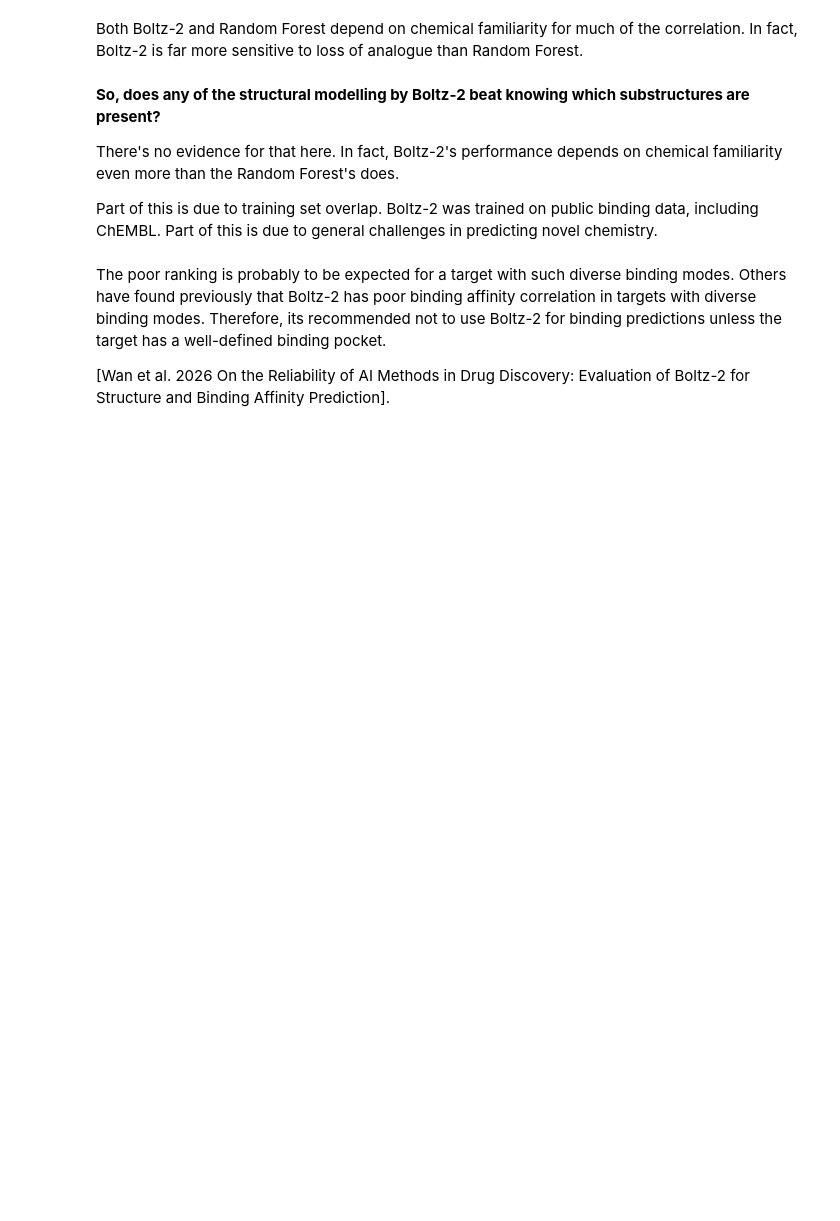
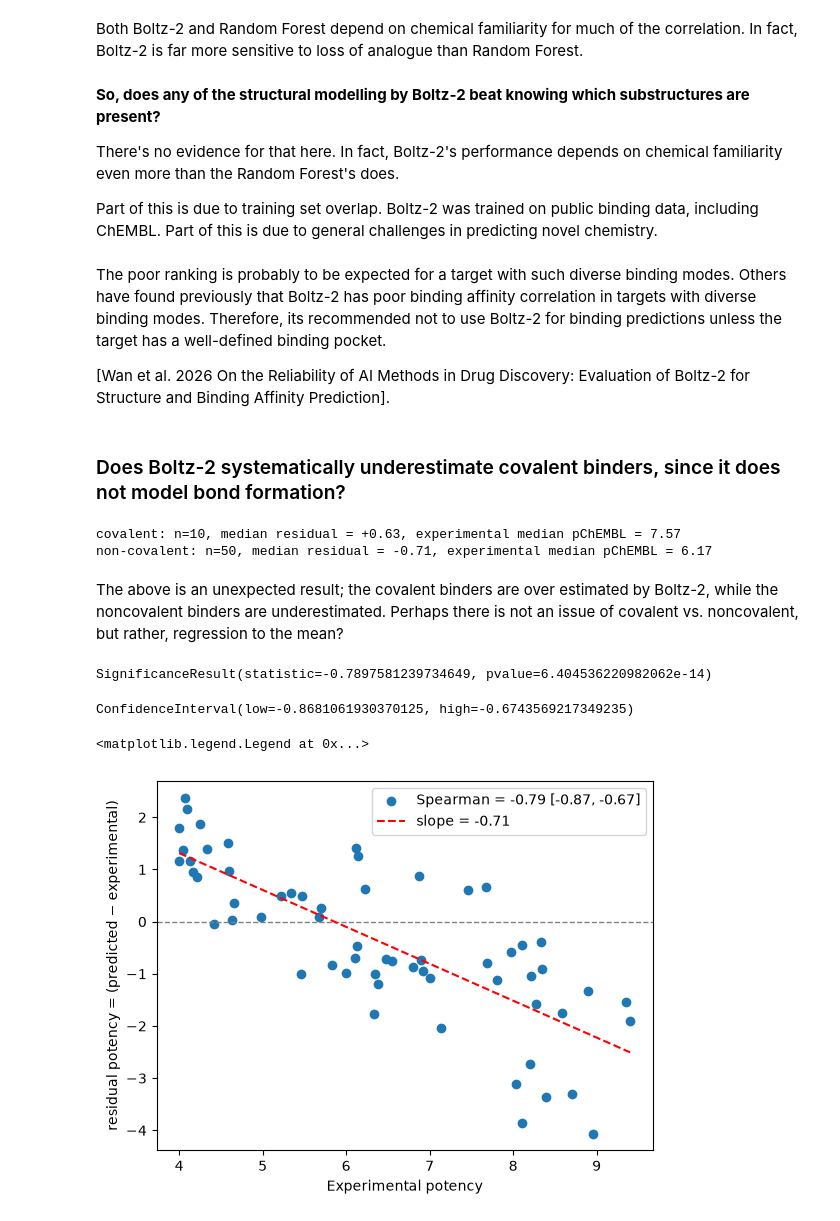
Before and after one commit to chabi-fin/EGFR-benchmark, a Jupyter notebook: notebooks/evaluate_predictions.ipynb, the cells around one changed output. Cells and saved outputs as stored; diff of their text form; code cells hidden in the pictures; blank space fills up the shorter version.

Commit message:
Boltz-2 potency evaluation

```diff
--- a/notebooks/evaluate_predictions.ipynb
+++ b/notebooks/evaluate_predictions.ipynb
@@ -215,12 +215,12 @@ def fp_array(mols):
 
 # hold out the computed subset
 held_out = set(noncovalent["Clean InchiKey"])
-df = pd.read_csv(DATA_PROCESSED / "egfr_clean.csv")
-PandasTools.AddMoleculeColumnToFrame(df, smilesCol="Clean Smiles",
+df_full = pd.read_csv(DATA_PROCESSED / "egfr_clean.csv")
+PandasTools.AddMoleculeColumnToFrame(df_full, smilesCol="Clean Smiles",
                 molCol="RDkit Mol", includeFingerprints=True)
 PandasTools.AddMoleculeColumnToFrame(noncovalent, smilesCol="Clean Smiles",
                 molCol="RDkit Mol", includeFingerprints=True)
-train = df[~df["Clean InchiKey"].isin(held_out)]
+train = df_full[~df_full["Clean InchiKey"].isin(held_out)]
 
 print(len(train), "training compounds,", len(noncovalent), "test")
 
@@ -333,3 +333,55 @@ Part of this is due to training set overlap. Boltz-2 was trained on public bindi
 The poor ranking is probably to be expected for a target with such diverse binding modes. Others have found previously that Boltz-2 has poor binding affinity correlation in targets with diverse binding modes. Therefore, its recommended not to use Boltz-2 for binding predictions unless the target has a well-defined binding pocket.
 
 [Wan et al. 2026 On the Reliability of AI Methods in Drug Discovery: Evaluation of Boltz-2 for Structure and Binding Affinity Prediction].
+# %% [markdown]
+### Does Boltz-2 systematically underestimate covalent binders, since it does not model bond formation?
+# %%
+cov = df[df["Acrylamide"]].dropna(subset=["Boltz pChEMBL"])
+
+for name, g in [("covalent", cov), ("non-covalent", noncovalent)]:
+    resid = g["Boltz pChEMBL"] - g["pChEMBL Median"]
+    print(f"{name}: n={len(g)}, median residual = {resid.median():+.2f}, "
+          f"experimental median pChEMBL = {g['pChEMBL Median'].median():.2f}")
+# %% [output]
+covalent: n=10, median residual = +0.63, experimental median pChEMBL = 7.57
+non-covalent: n=50, median residual = -0.71, experimental median pChEMBL = 6.17
+# %% [markdown]
+The above is an unexpected result; the covalent binders are over estimated by Boltz-2, while the noncovalent binders are underestimated. Perhaps there is not an issue of covalent vs. noncovalent, but rather, regression to the mean?
+# %%
+print(spearmanr(df["pChEMBL Median"], df["Boltz pChEMBL"] - df["pChEMBL Median"]))
+# %% [output]
+SignificanceResult(statistic=-0.7897581239734649, pvalue=6.404536220982062e-14)
+# %%
+# Confidence interval
+ci = bootstrap((df["pChEMBL Median"].to_numpy(),
+                (df["Boltz pChEMBL"] - df["pChEMBL Median"]).to_numpy()),
+                lambda a, b: spearmanr(a, b)[0], paired=True,
+                n_resamples=500, random_state=92)
+print(ci.confidence_interval)
+# %% [output]
+ConfidenceInterval(low=-0.8681061930370125, high=-0.6743569217349235)
+# %%
+fig, ax = plt.subplots()
+
+residual = df["Boltz pChEMBL"] - df["pChEMBL Median"]
+ax.scatter(df["pChEMBL Median"], residual,
+            label="Spearman = -0.79 [-0.87, -0.67]")
+ax.set_xlabel("Experimental potency")
+ax.set_ylabel("residual potency = (predicted − experimental)")
+
+# 0 line
+ax.axhline(0, color="grey", ls="--", lw=1)
+
+# regression line
+from scipy.stats import linregress
+fit = linregress(df["pChEMBL Median"], residual)
+xs = np.linspace(df["pChEMBL Median"].min(), df["pChEMBL Median"].max(), 100)
+ax.plot(xs, fit.slope * xs + fit.intercept, "r-", lw=1.5, ls="--",
+        label=f"slope = {fit.slope:.2f}")
+
+fig.savefig(FIGURES / "exp_vs_residual_potency.png")
+
+ax.legend()
+# %% [output]
+<matplotlib.legend.Legend at 0x...>
+[figure, added]
```
Also changed, not shown: parts of 6 cells of this notebook, 4 other files.
